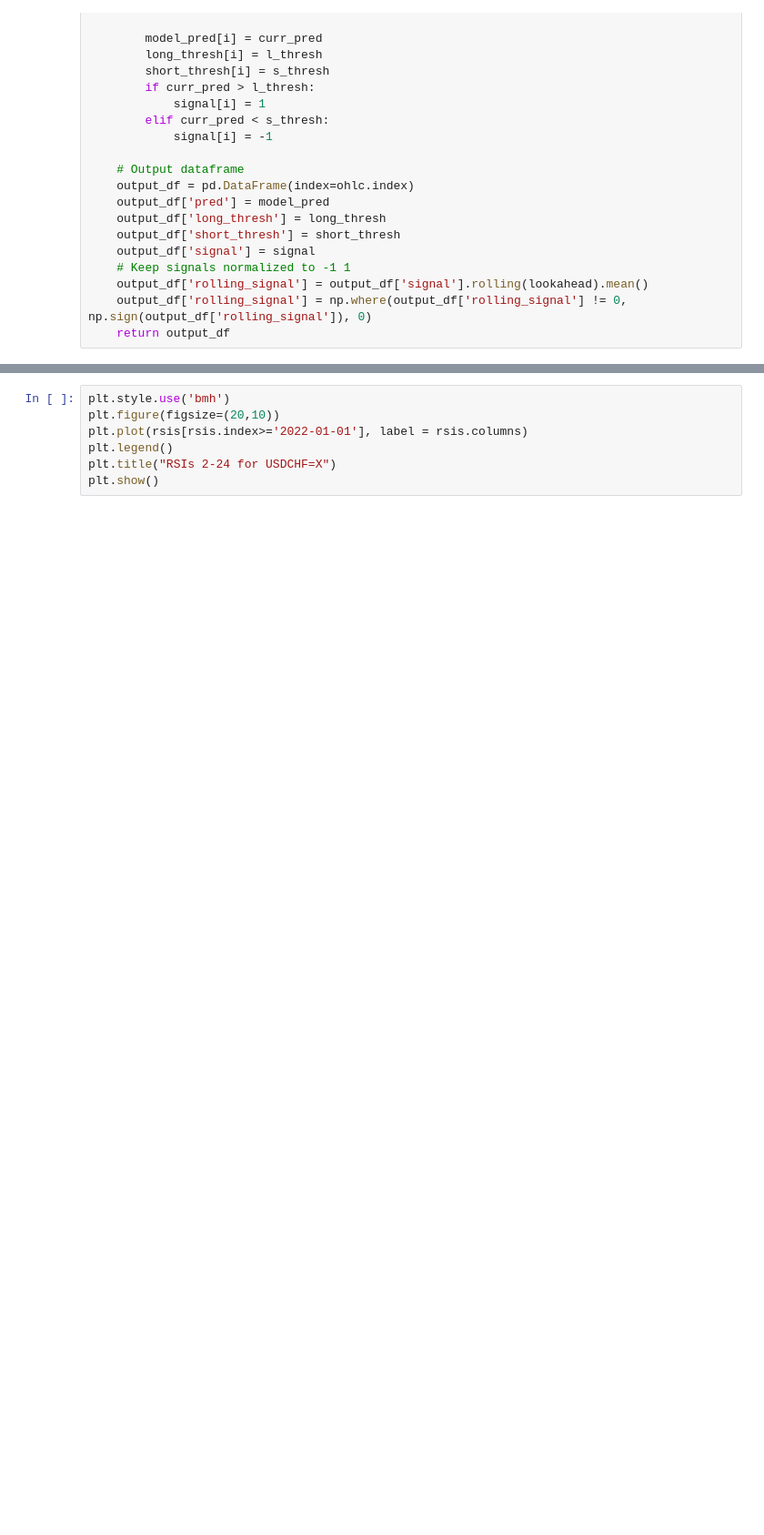
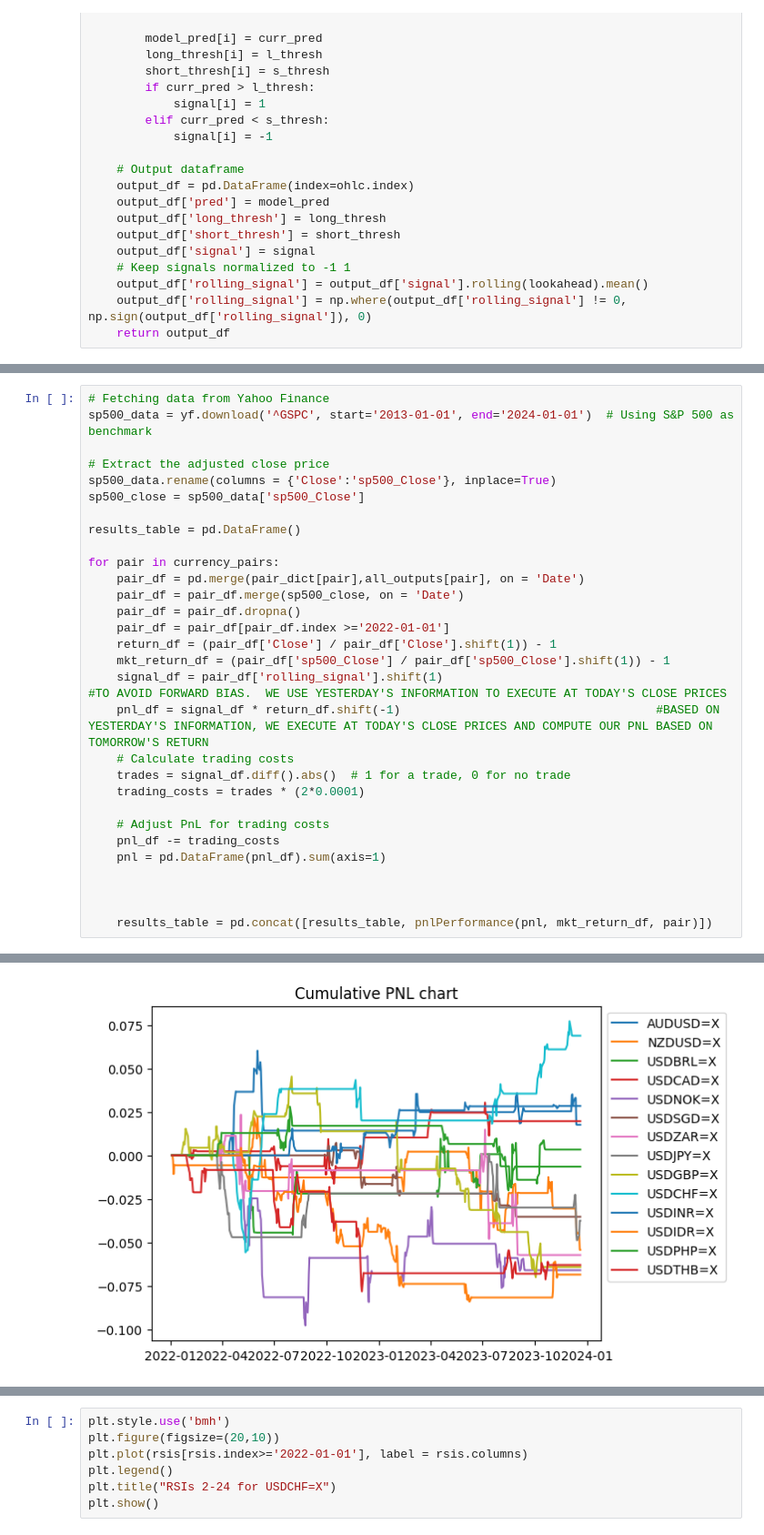
Before and after one commit to andreignatius/quant-trading, a Jupyter notebook: TA_models.ipynb, the cells around one changed output, grey strips where cells are left out. Shown at 91% size. Drawn from its saved outputs; the diff is of its cells as text; blank space fills up the shorter version.

```diff
--- a/TA_models.ipynb
+++ b/TA_models.ipynb
@@ -920,0 +1015,31 @@ for k, v in pair_dict.items():
+# %%
+# Fetching data from Yahoo Finance
+sp500_data = yf.download('^GSPC', start='2013-01-01', end='2024-01-01')  # Using S&P 500 as benchmark
+
+# Extract the adjusted close price
+sp500_data.rename(columns = {'Close':'sp500_Close'}, inplace=True)
+sp500_close = sp500_data['sp500_Close']
+
+results_table = pd.DataFrame()
+
+for pair in currency_pairs:
+    pair_df = pd.merge(pair_dict[pair],all_outputs[pair], on = 'Date')
+    pair_df = pair_df.merge(sp500_close, on = 'Date')
+    pair_df = pair_df.dropna()
+    pair_df = pair_df[pair_df.index >='2022-01-01']
+    return_df = (pair_df['Close'] / pair_df['Close'].shift(1)) - 1
+    mkt_return_df = (pair_df['sp500_Close'] / pair_df['sp500_Close'].shift(1)) - 1
+    signal_df = pair_df['rolling_signal'].shift(1)                                              #TO AVOID FORWARD BIAS.  WE USE YESTERDAY'S INFORMATION TO EXECUTE AT TODAY'S CLOSE PRICES
+    pnl_df = signal_df * return_df.shift(-1)                                    #BASED ON YESTERDAY'S INFORMATION, WE EXECUTE AT TODAY'S CLOSE PRICES AND COMPUTE OUR PNL BASED ON TOMORROW'S RETURN
+    # Calculate trading costs
+    trades = signal_df.diff().abs()  # 1 for a trade, 0 for no trade
+    trading_costs = trades * (2*0.0001)
+
+    # Adjust PnL for trading costs
+    pnl_df -= trading_costs
+    pnl = pd.DataFrame(pnl_df).sum(axis=1)
+
+
+
+    results_table = pd.concat([results_table, pnlPerformance(pnl, mkt_return_df, pair)])
+# %% [output]
@@ -920,0 +1063 @@ for k, v in pair_dict.items():
+[figure, added]
```
Also changed, not shown: parts of 10 cells of this notebook.
